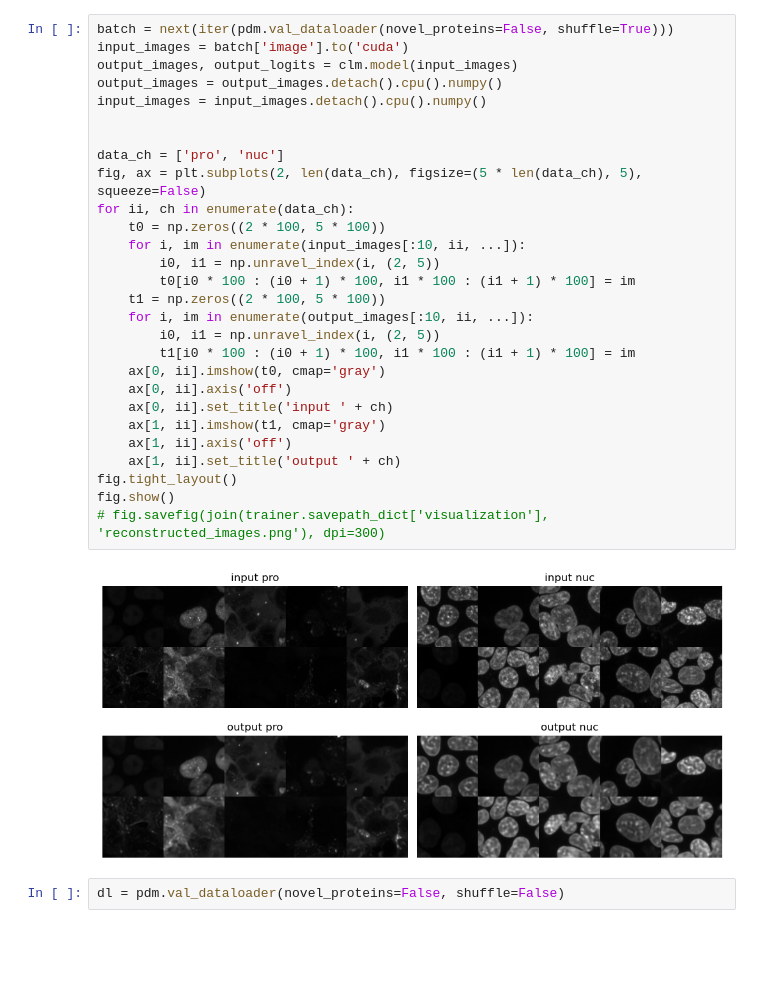
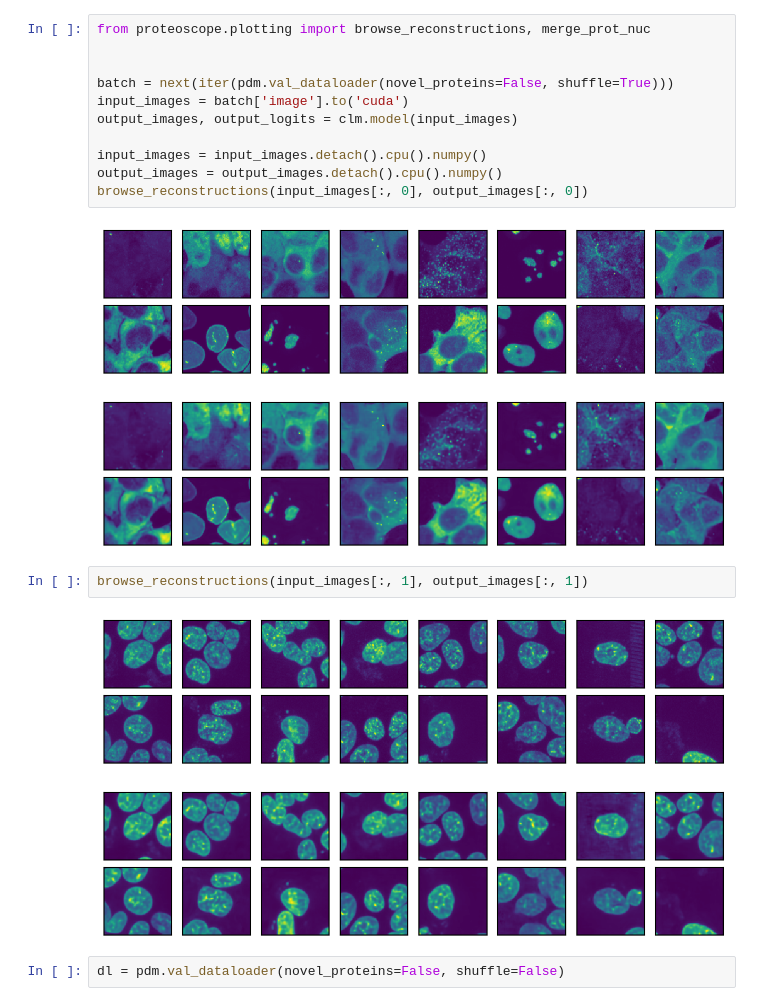
Before and after one commit to sofroniewn/proteoscope, a Jupyter notebook: notebooks/cytoself.ipynb, the cells around one changed output. Cells and saved outputs as stored; diff of their text form; blank space fills up the shorter version.

```diff
--- a/notebooks/cytoself.ipynb
+++ b/notebooks/cytoself.ipynb
@@ -46,33 +45,22 @@ Lightning automatically upgraded your loaded checkpoint from v1.9.4 to v2.0.6. T
-# %%
-batch = next(iter(pdm.val_dataloader(novel_proteins=False, shuffle=True)))
-input_images = batch['image'].to('cuda')
-output_images, output_logits = clm.model(input_images)
-output_images = output_images.detach().cpu().numpy()
-input_images = input_images.detach().cpu().numpy()
-
-
-data_ch = ['pro', 'nuc']
-fig, ax = plt.subplots(2, len(data_ch), figsize=(5 * len(data_ch), 5), squeeze=False)
-for ii, ch in enumerate(data_ch):
-    t0 = np.zeros((2 * 100, 5 * 100))
-    for i, im in enumerate(input_images[:10, ii, ...]):
-        i0, i1 = np.unravel_index(i, (2, 5))
-        t0[i0 * 100 : (i0 + 1) * 100, i1 * 100 : (i1 + 1) * 100] = im
-    t1 = np.zeros((2 * 100, 5 * 100))
-    for i, im in enumerate(output_images[:10, ii, ...]):
-        i0, i1 = np.unravel_index(i, (2, 5))
-        t1[i0 * 100 : (i0 + 1) * 100, i1 * 100 : (i1 + 1) * 100] = im
-    ax[0, ii].imshow(t0, cmap='gray')
-    ax[0, ii].axis('off')
-    ax[0, ii].set_title('input ' + ch)
-    ax[1, ii].imshow(t1, cmap='gray')
-    ax[1, ii].axis('off')
-    ax[1, ii].set_title('output ' + ch)
-fig.tight_layout()
-fig.show()
-# fig.savefig(join(trainer.savepath_dict['visualization'], 'reconstructed_images.png'), dpi=300)
-# %% [output]
-[figure, removed]
+# %%
+from proteoscope.plotting import browse_reconstructions, merge_prot_nuc
+
+
+batch = next(iter(pdm.val_dataloader(novel_proteins=False, shuffle=True)))
+input_images = batch['image'].to('cuda')
+output_images, output_logits = clm.model(input_images)
+
+input_images = input_images.detach().cpu().numpy()
+output_images = output_images.detach().cpu().numpy()
+browse_reconstructions(input_images[:, 0], output_images[:, 0])
+# %% [output]
+[figure, added]
+[figure, added]
+# %%
+browse_reconstructions(input_images[:, 1], output_images[:, 1])
+# %% [output]
+[figure, added]
+[figure, added]
 # %%
 dl = pdm.val_dataloader(novel_proteins=False, shuffle=False)
 # %%
```
Also changed, not shown: parts of 15 cells of this notebook, 2 other files.
